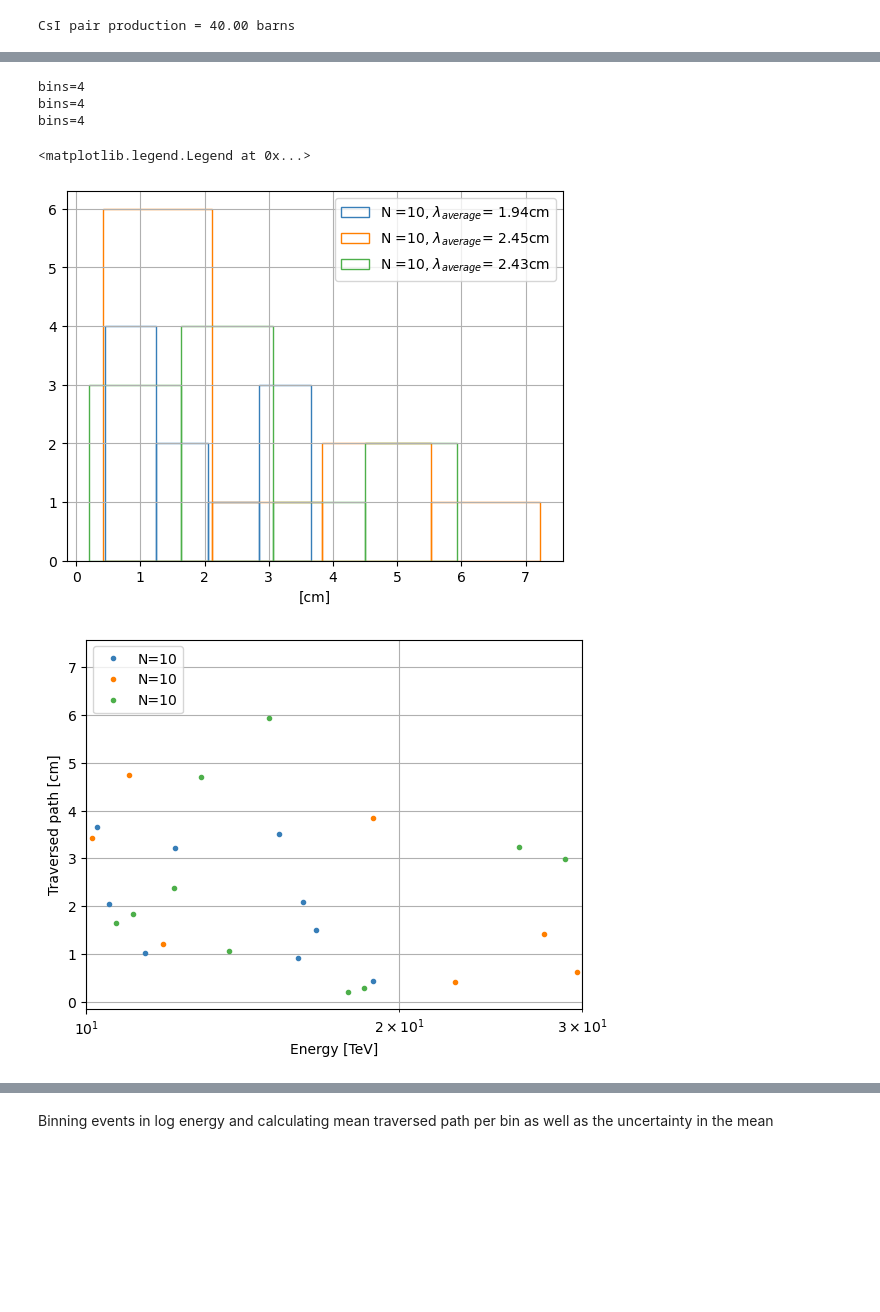
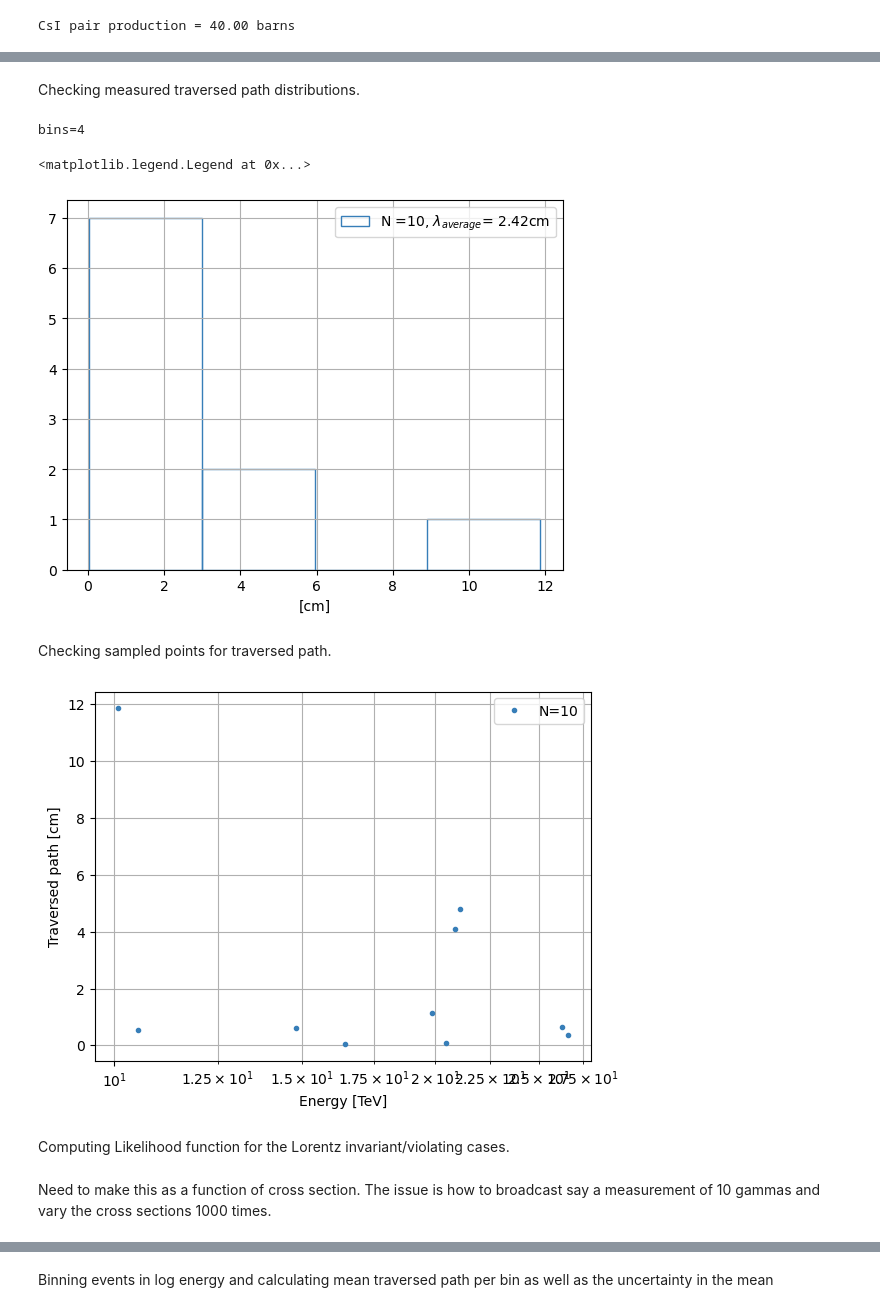
Before and after one commit to mescobargodoy/Fermi-BH-MC, a Jupyter notebook: fermimc.ipynb, the cells around one changed output, grey strips where cells are left out. Saved outputs shown, nothing was run; the diff lists cells and outputs as text; code cells hidden in the pictures; blank space fills up the shorter version.

```diff
--- a/fermimc.ipynb
+++ b/fermimc.ipynb
@@ -14,7 +16,7 @@ colors = ['#377eb8', '#ff7f00', '#4daf4a',
 # %% [markdown]
 Generating random uniform distributions of different gamma-ray event sizes.
 # %%
-sizes = [100]
+sizes = [10]
 uniforms = []
 for size in sizes:
     uniforms.append(np.random.uniform(0,1,size))
@@ -180,7 +186,8 @@ plt.grid();
 # %%
 plt.close()
+# %% [markdown]
+Checking measured traversed path distributions.
 # %%
-# Checking measured traversed path distributions
 a = 0
 b = 10
 for dists, color in zip(lambda_measured[a:b], colors[a:b]):
@@ -197,32 +204,34 @@ plt.ylabel('')
 plt.legend()
 # %% [output]
 bins=4
-bins=4
-bins=4
 <matplotlib.legend.Legend at 0x...>
-[figure, old version]
+[figure, new version]
 # %%
 plt.close()
+# %% [markdown]
+Checking sampled points for traversed path.
 # %%
-# Checking sampled points for traversed path
-
 a=0
 b=10
 energy = np.linspace(5.,700.,1000)
 cs_CsI_array = np.full(len(energy), CsI_truecs)
 for E, x, color in zip(pow_dists[a:b],lambda_measured[a:b], colors[a:b]):
     #E_masked = np.ma.masked_where((x>1.0) | (x<3.0),E)
     x_masked = np.ma.masked_where((x<1.0) | (x>3.0),x)
     #plt.plot(E, x_masked, color='blue', marker='*',label='masked', linestyle='None')
     plt.plot(E, x, color=color, marker='.',alpha=1,label='N={}'.format(len(E)), linestyle='None')
 plt.xlabel('Energy [TeV]')
 plt.ylabel('Traversed path [cm]')
 plt.semilogx()
-plt.xlim(10,30)
+# plt.xlim(10,30)
 #plt.ylim(-1,2)
 plt.grid(which='both',axis='both')
 plt.legend();
 # %% [output]
-[figure, old version]
+[figure, new version]
 # %%
 plt.close()
+# %% [markdown]
+Computing Likelihood function for the Lorentz invariant/violating cases.
+# %% [markdown]
+Need to make this as a function of cross section. The issue is how to broadcast say a measurement of 10 gammas and vary the cross sections 1000 times.
```
Also changed, not shown: parts of 27 cells of this notebook, 4 other files.
